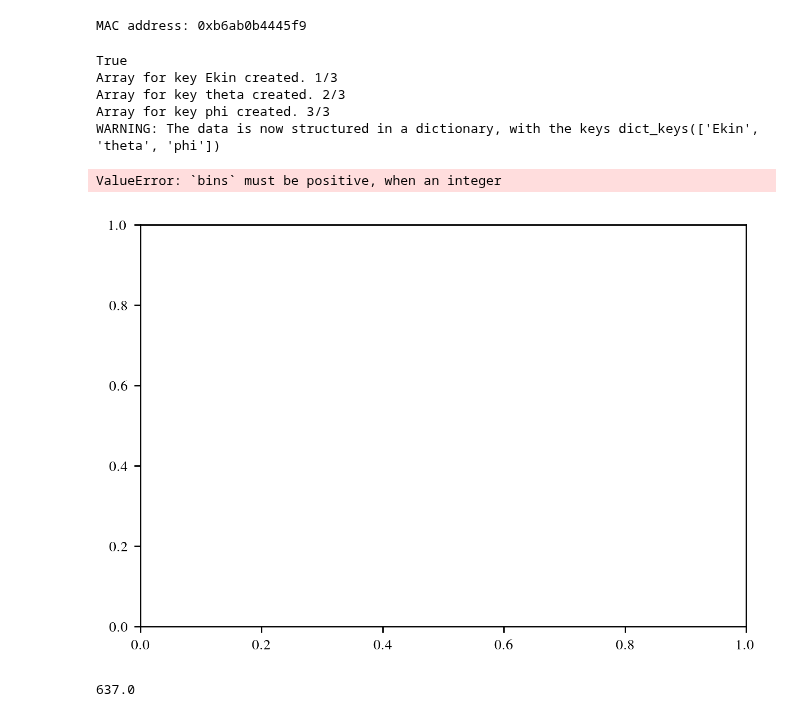
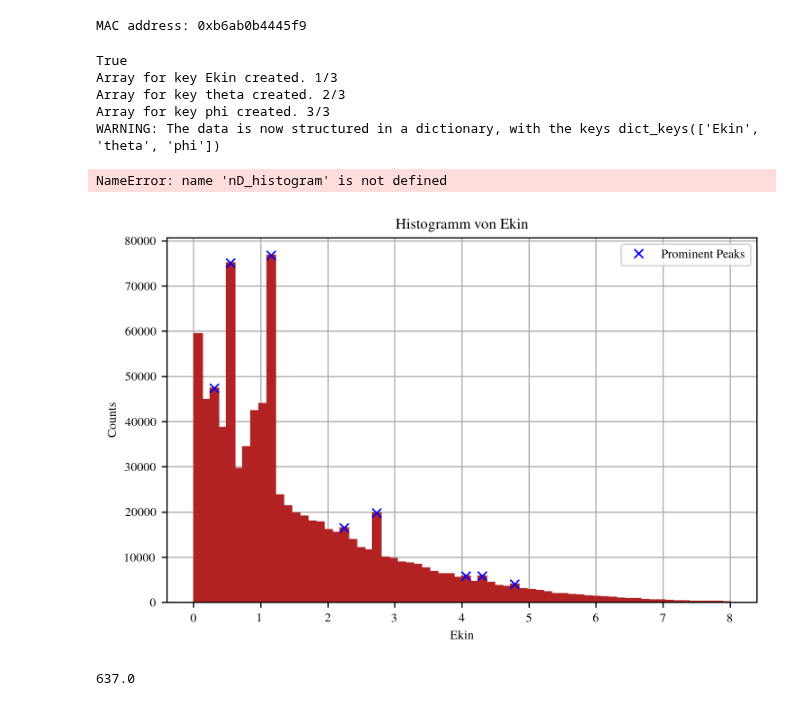
Before and after one commit to SirPhoenix007/IBA-Bonn, a Jupyter notebook: 1_RootToPythonConverter/spectra.ipynb, the cells around one changed output. Saved outputs shown, nothing was run; the diff lists cells and outputs as text; code cells hidden in the pictures.

Commit message:
Spectra Update
added functionality to the spectra plotter

```diff
--- a/1_RootToPythonConverter/spectra.ipynb
+++ b/1_RootToPythonConverter/spectra.ipynb
@@ -46,19 +58,41 @@ json_path = mac_dict[mac][1]
 # %% [output]
 MAC address: 0xb6ab0b4445f9
+# %%
+def peak_text_prompter(peaks, counts, bin_edges, delta_bin):
+    '''
+    Energies from this function are in keV! \n
+    '''
+    energy_bins = {}
+    for p in peaks:
+        energy_bins[p] = [bin_edges[p], bin_edges[p] + delta_bin/2, bin_edges[p+1]]
+    # print(energy_bins)
+    return True
+
+#print(t[2].ljust(30) + '| ' + t[5].ljust(20) + '| ' + t[4].ljust(32) + '| ' + longstop.ljust(32) + '| ' + t[0].ljust(10) + '| ' + ''.ljust(10) + '| ' + '\n' + '--'.ljust(145,'-'))
 # %%
-def array_to_histo(data, mask_max = 1000):
+def array_to_histo(data, mask_max = 10):
     '''
     data = numpy array \n
     mask_max = float; in keV
     '''
     B = int(mask_max/0.12)
+    counts, bin_edges = np.histogram(data[data <= mask_max], bins=B)
+    delta_bin = abs(bin_edges[0] - bin_edges[1])
+
+    # print("Counts:", counts)
+    # print("Bin edges:", bin_edges)
+    peaks, properties = find_peaks(counts, height=0)
+    # print(peaks)
+    peak_text_prompter(peaks, counts, bin_edges, delta_bin)
     plt.figure(figsize=(6,4), dpi=250)
     plt.hist(data[data <= mask_max], bins=B, color='firebrick', edgecolor='firebrick', zorder=2)
+    plt.plot(bin_edges[peaks]+ delta_bin/2, counts[peaks], 'bx', label='Prominent Peaks')
     plt.xlabel('Ekin')
     plt.ylabel('Counts')
     plt.yscale('linear')
     # plt.ylim(0,500)
     # plt.xlim(8,10)
+    plt.legend()
     plt.title("Histogramm von Ekin")
     plt.grid(True, zorder=1)
     plt.tight_layout()
@@ -66,9 +122,11 @@ def array_to_histo(data, mask_max = 1000):
 # %%
 data = json_to_np(json_path + "//BonnPIXE2_Blade15_Front17544_PIXE_1.json" , json_field='all')
-# print(data)
+
+nD_histogram(data,nD=2)
 # %% [output]
 True
 Array for key Ekin created. 1/3
 Array for key theta created. 2/3
 Array for key phi created. 3/3
 WARNING: The data is now structured in a dictionary, with the keys dict_keys(['Ekin', 'theta', 'phi'])
+NameError: name 'nD_histogram' is not defined
@@ -75,8 +173,7 @@ WARNING: The data is now structured in a dictionary, with the keys dict_keys(['E
 # %%
-array_to_histo(data['Ekin'], mask_max=100)
+array_to_histo(data['Ekin'], mask_max=8)
 # %% [output]
-ValueError: `bins` must be positive, when an integer
-[figure, old version]
+[figure, new version]
 # %%
 xy.xray_transition_energy_eV(25, 'La1')
 # %% [output]
```
Also changed, not shown: parts of 4 cells of this notebook, 1 other file.
